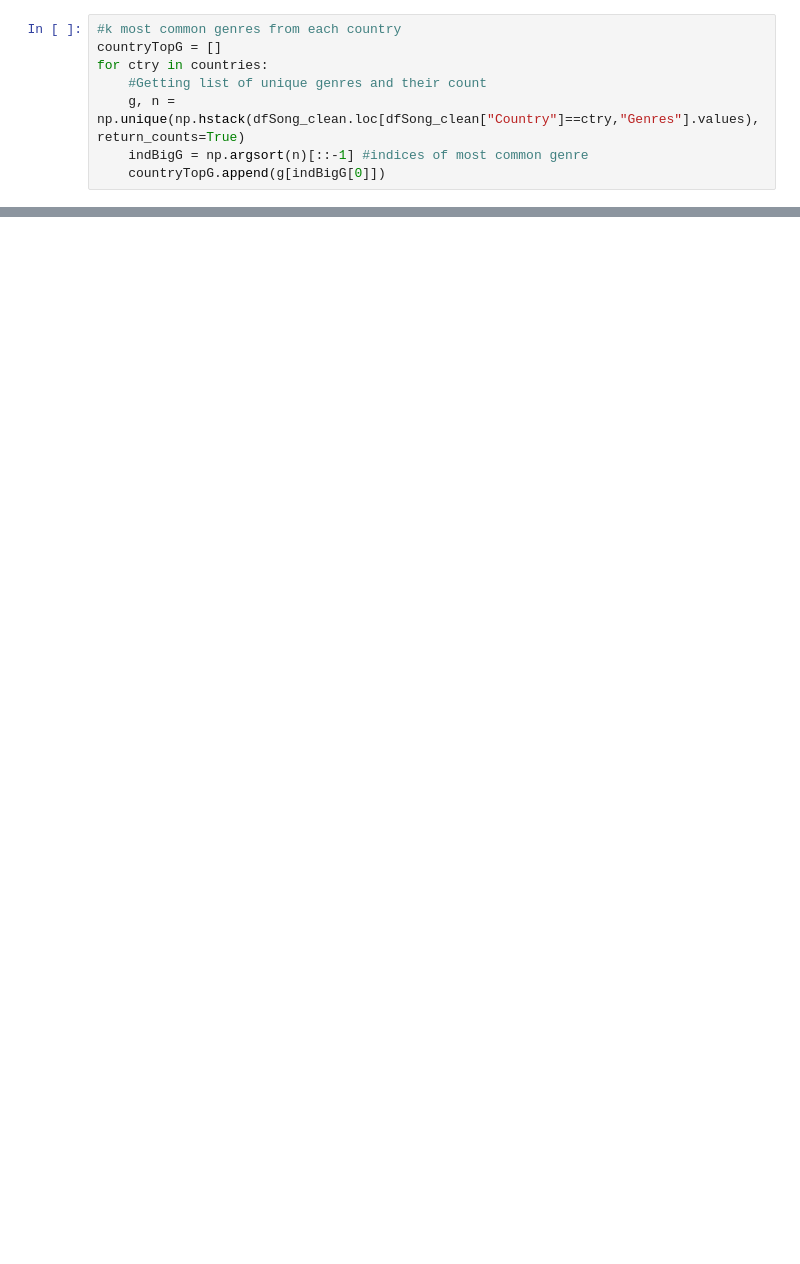
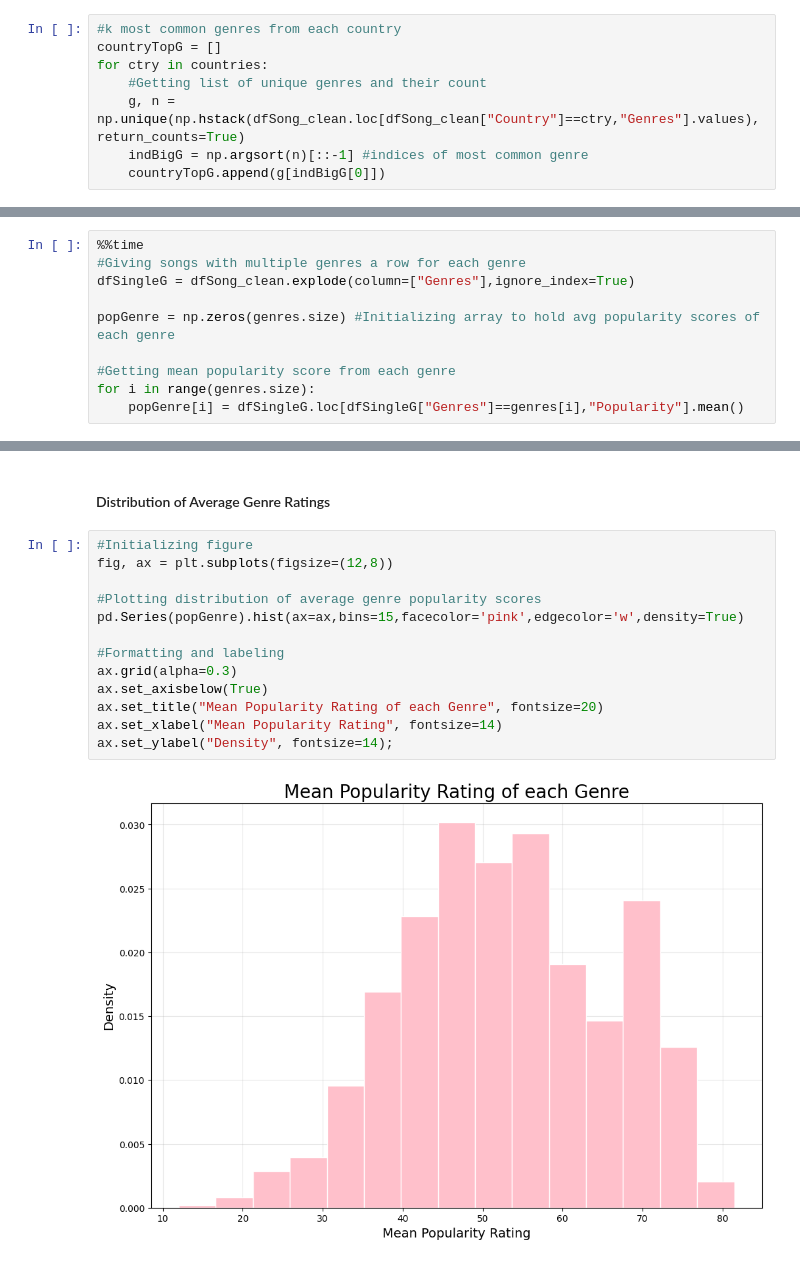
Before and after one commit to PiCake314/CSCI3022FinalProject, a Jupyter notebook: FinalProject.ipynb, the cells around one changed output, grey strips where cells are left out. Saved outputs shown, nothing was run; the diff lists cells and outputs as text; blank space fills up the shorter version.

```diff
--- a/FinalProject.ipynb
+++ b/FinalProject.ipynb
@@ -244,0 +268,10 @@ for ctry in countries:
+# %%
+%%time
+#Giving songs with multiple genres a row for each genre
+dfSingleG = dfSong_clean.explode(column=["Genres"],ignore_index=True)
+
+popGenre = np.zeros(genres.size) #Initializing array to hold avg popularity scores of each genre
+
+#Getting mean popularity score from each genre
+for i in range(genres.size):
+    popGenre[i] = dfSingleG.loc[dfSingleG["Genres"]==genres[i],"Popularity"].mean()
@@ -244,0 +281,17 @@ for ctry in countries:
+# %% [markdown]
+#### Distribution of Average Genre Ratings
+# %%
+#Initializing figure
+fig, ax = plt.subplots(figsize=(12,8))
+
+#Plotting distribution of average genre popularity scores
+pd.Series(popGenre).hist(ax=ax,bins=15,facecolor='pink',edgecolor='w',density=True)
+
+#Formatting and labeling
+ax.grid(alpha=0.3)
+ax.set_axisbelow(True)
+ax.set_title("Mean Popularity Rating of each Genre", fontsize=20)
+ax.set_xlabel("Mean Popularity Rating", fontsize=14)
+ax.set_ylabel("Density", fontsize=14);
+# %% [output]
+[figure, added]
```
Also changed, not shown: parts of 12 cells of this notebook.
